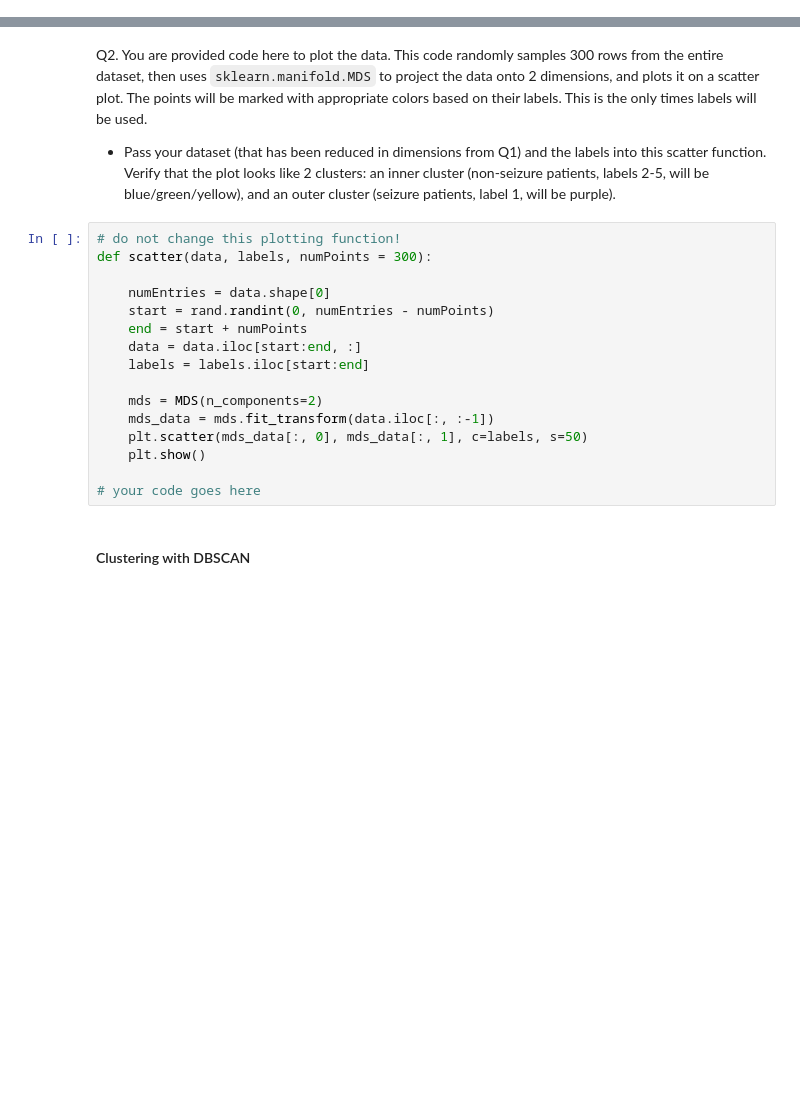
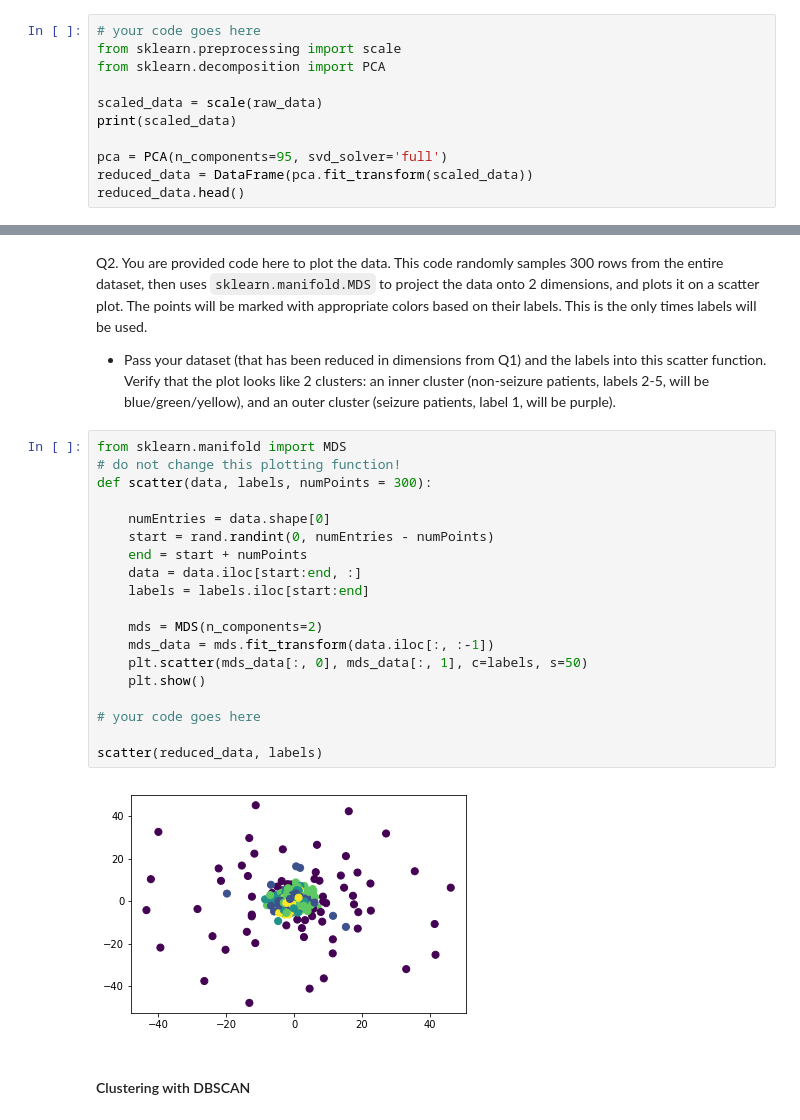
Before and after one commit to Stephen-AI/Data-Mining, a Jupyter notebook: HW4/HW4 - Clustering.ipynb, the cells around one changed output, grey strips where cells are left out. Cells and saved outputs as stored; diff of their text form; blank space fills up the shorter version.

```diff
--- a/HW4/HW4 - Clustering.ipynb
+++ b/HW4/HW4 - Clustering.ipynb
@@ -183,0 +267,11 @@ Q1.
+# %%
+# your code goes here
+from sklearn.preprocessing import scale
+from sklearn.decomposition import PCA
+
+scaled_data = scale(raw_data)
+print(scaled_data)
+
+pca = PCA(n_components=95, svd_solver='full')
+reduced_data = DataFrame(pca.fit_transform(scaled_data))
+reduced_data.head()
@@ -185,21 +300,26 @@ Q1.
 Q2. You are provided code here to plot the data. This code randomly samples 300 rows from the entire dataset, then uses `sklearn.manifold.MDS` to project the data onto 2 dimensions, and plots it on a scatter plot. The points will be marked with appropriate colors based on their labels. This is the only times labels will be used.
 * Pass your dataset (that has been reduced in dimensions from Q1) and the labels into this scatter function. Verify that the plot looks like 2 clusters: an inner cluster (non-seizure patients, labels 2-5, will be blue/green/yellow), and an outer cluster (seizure patients, label 1, will be purple).
 # %%
+from sklearn.manifold import MDS
 # do not change this plotting function!
 def scatter(data, labels, numPoints = 300):
 
     numEntries = data.shape[0]
     start = rand.randint(0, numEntries - numPoints)
     end = start + numPoints
     data = data.iloc[start:end, :]
     labels = labels.iloc[start:end]
 
     mds = MDS(n_components=2)
     mds_data = mds.fit_transform(data.iloc[:, :-1])
     plt.scatter(mds_data[:, 0], mds_data[:, 1], c=labels, s=50)
     plt.show()
 
 # your code goes here
+
+scatter(reduced_data, labels)
+# %% [output]
+[figure, added]
 # %% [markdown]
 #### Clustering with DBSCAN
 # %% [markdown]
```
Also changed, not shown: parts of 22 cells of this notebook.
